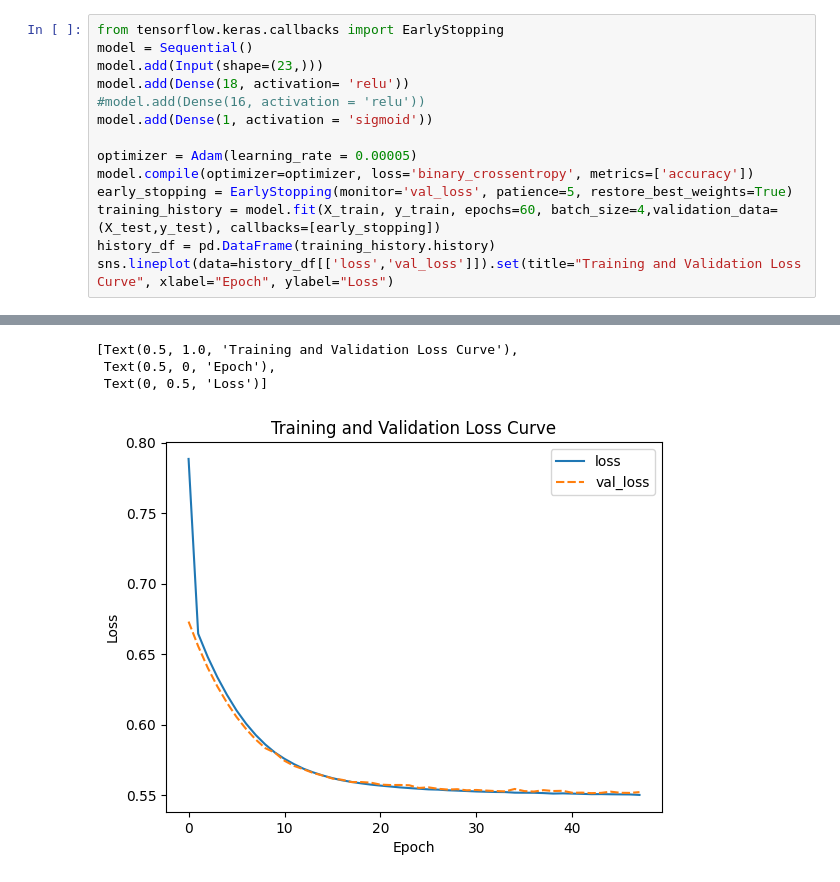
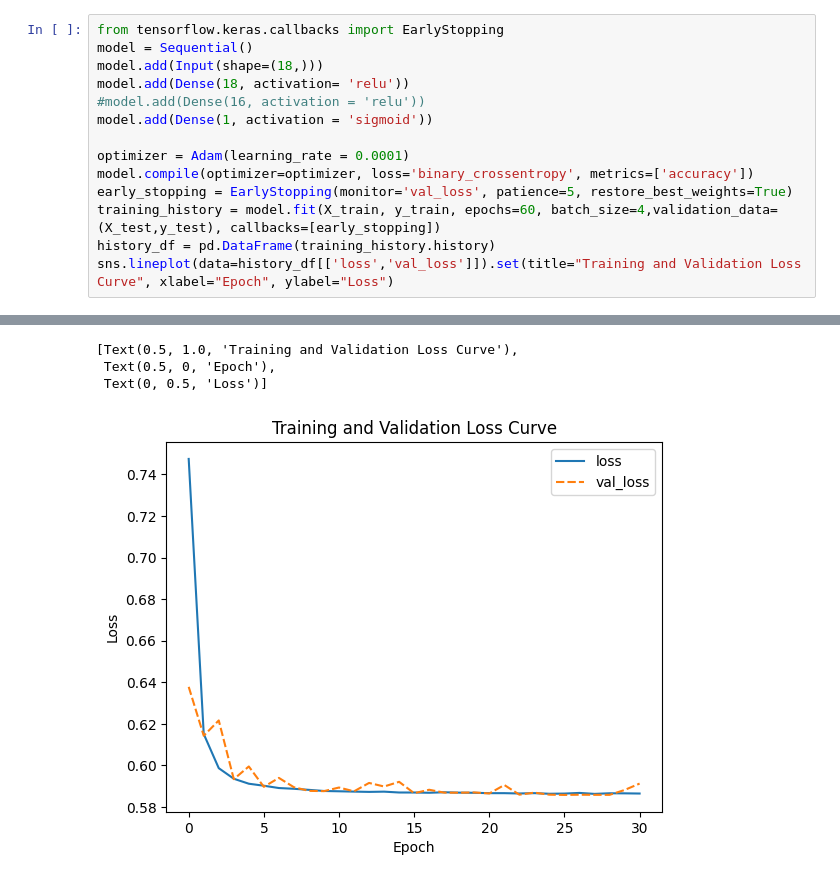
Before and after one commit to jeremlee/alzheimers-classification-model, a Jupyter notebook: main.ipynb, the cells around one changed output, grey strips where cells are left out. Cells and saved outputs as stored; diff of their text form.

```diff
--- a/main.ipynb
+++ b/main.ipynb
@@ -159,12 +159,12 @@ plt.show()
 # %%
 from tensorflow.keras.callbacks import EarlyStopping
 model = Sequential()
-model.add(Input(shape=(23,)))
+model.add(Input(shape=(18,)))
 model.add(Dense(18, activation= 'relu'))
 #model.add(Dense(16, activation = 'relu'))
 model.add(Dense(1, activation = 'sigmoid'))
 
-optimizer = Adam(learning_rate = 0.00005)
+optimizer = Adam(learning_rate = 0.0001)
 model.compile(optimizer=optimizer, loss='binary_crossentropy', metrics=['accuracy'])
 early_stopping = EarlyStopping(monitor='val_loss', patience=5, restore_best_weights=True)
 training_history = model.fit(X_train, y_train, epochs=60, batch_size=4,validation_data=(X_test,y_test), callbacks=[early_stopping])
@@ -191,7 +191,7 @@ Epoch 48/60
 [Text(0.5, 1.0, 'Training and Validation Loss Curve'),
  Text(0.5, 0, 'Epoch'),
  Text(0, 0.5, 'Loss')]
-[figure, old version]
+[figure, new version]
 # %%
 predictions = (model.predict(X_test) > 0.5).astype(int)
 
```
Also changed, not shown: parts of 4 cells of this notebook.
